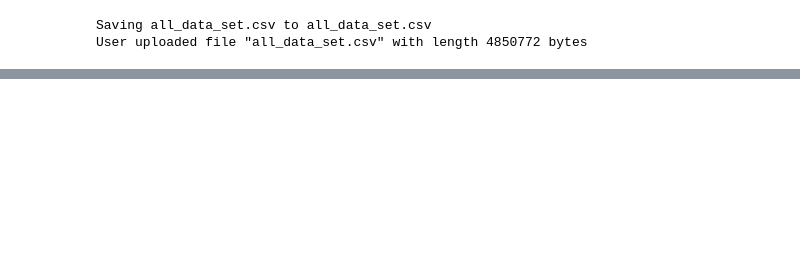
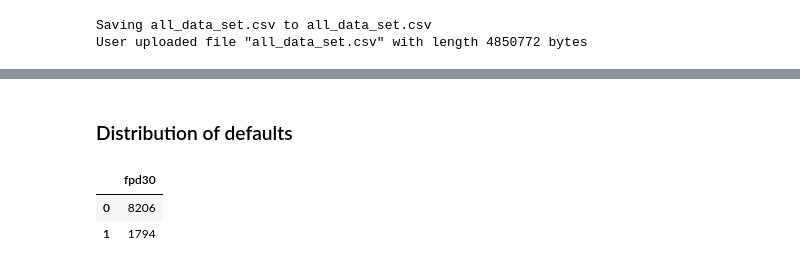
Before and after one commit to ArtisVansovics/loan_data_analysis, a Jupyter notebook: loan_data_analysis.ipynb, the cells around one changed output, grey strips where cells are left out. Cells and saved outputs as stored; diff of their text form; code cells hidden in the pictures; blank space fills up the shorter version.

```diff
--- a/loan_data_analysis.ipynb
+++ b/loan_data_analysis.ipynb
@@ -25,0 +83,9 @@ all_data = pd.read_csv(f"{data_folder}{csv_name}")
+# %% [markdown]
+### Distribution of defaults
+# %%
+fdp30 = pd.DataFrame(df['fpd30'].value_counts())
+fdp30
+# %% [output]
+|  | fpd30 |
+| 0 | 8206 |
+| 1 | 1794 |
```
Also changed, not shown: parts of 14 cells of this notebook.
